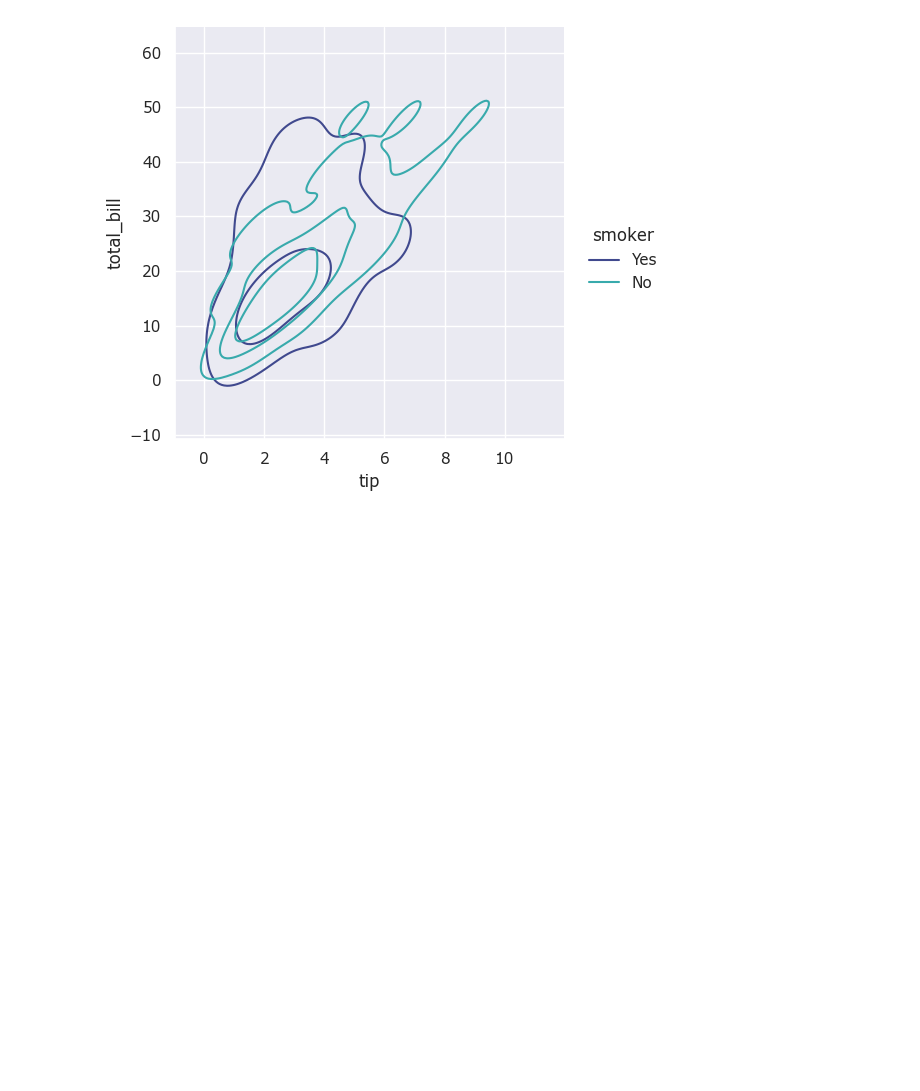
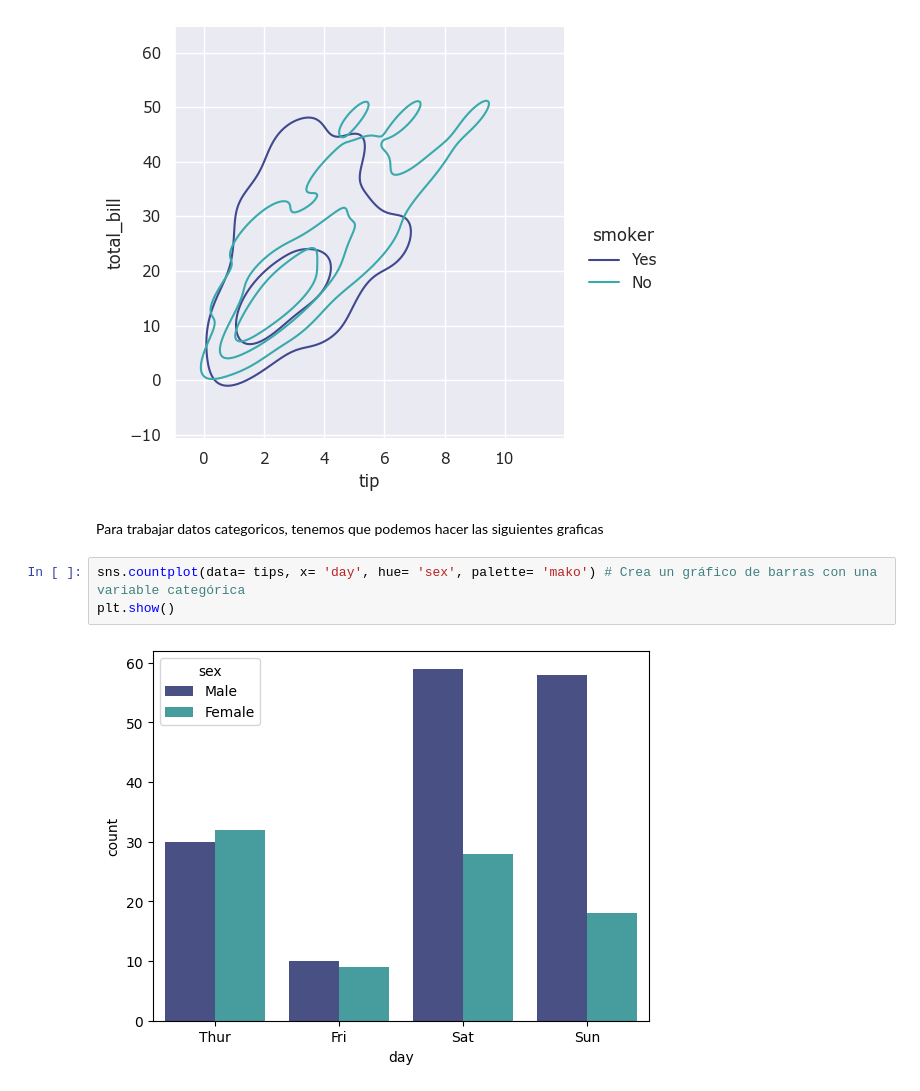
Before and after one commit to pedroboteroar/PlatziCourses, a Jupyter notebook: Data_Viz_Matplotlib_Seaborn/notebook.ipynb, the cells around one changed output. Saved outputs shown, nothing was run; the diff lists cells and outputs as text; blank space fills up the shorter version.

Commit message:
DONE Finished Data Visualization with Matplotlib and Seaborn Course

```diff
--- a/Data_Viz_Matplotlib_Seaborn/notebook.ipynb
+++ b/Data_Viz_Matplotlib_Seaborn/notebook.ipynb
@@ -347,3 +347,10 @@ sns.displot(data=tips, x="tip", y="total_bill", kind="kde", hue="smoker", levels
 # %% [output]
 <seaborn.axisgrid.FacetGrid at 0x...>
 [figure]
+# %% [markdown]
+Para trabajar datos categoricos, tenemos que podemos hacer las siguientes graficas
+# %%
+sns.countplot(data= tips, x= 'day', hue= 'sex', palette= 'mako') # Crea un gráfico de barras con una variable categórica
+plt.show()
+# %% [output]
+[figure, added]
```
Also changed, not shown: parts of 18 cells of this notebook.
